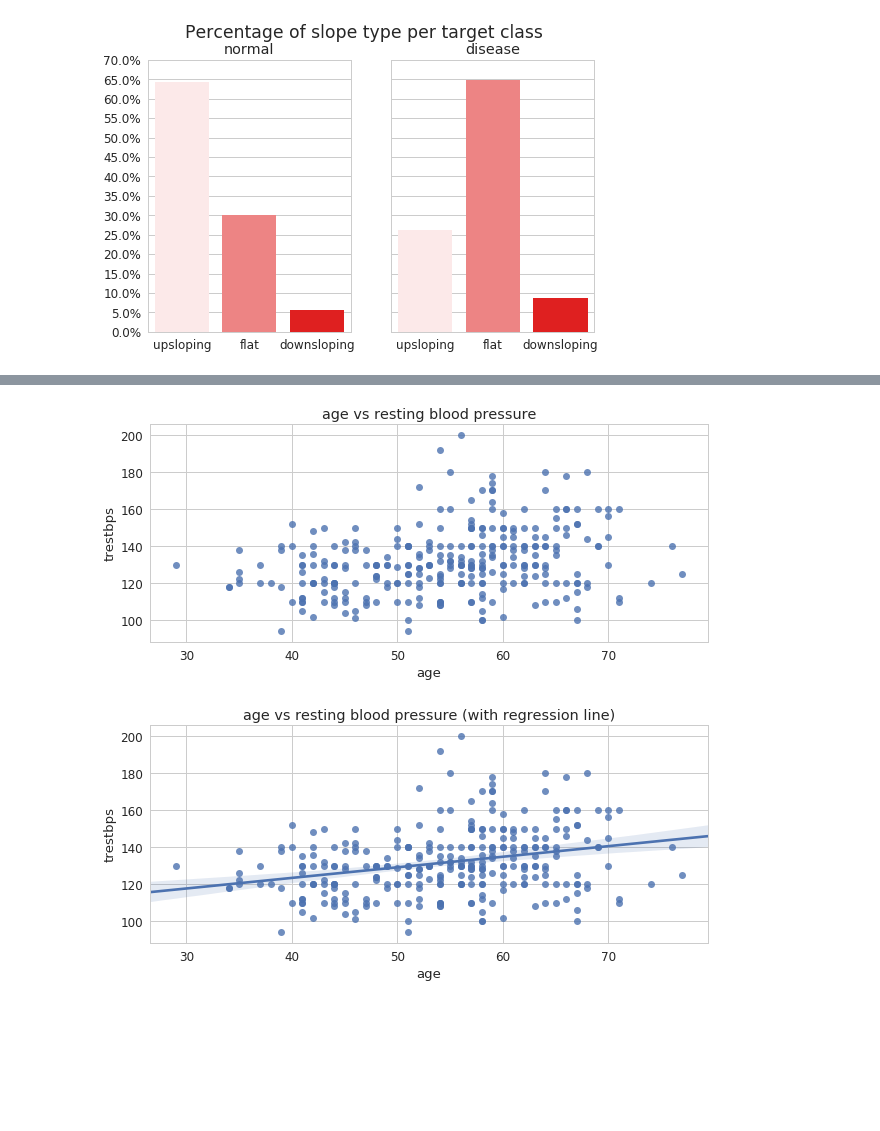
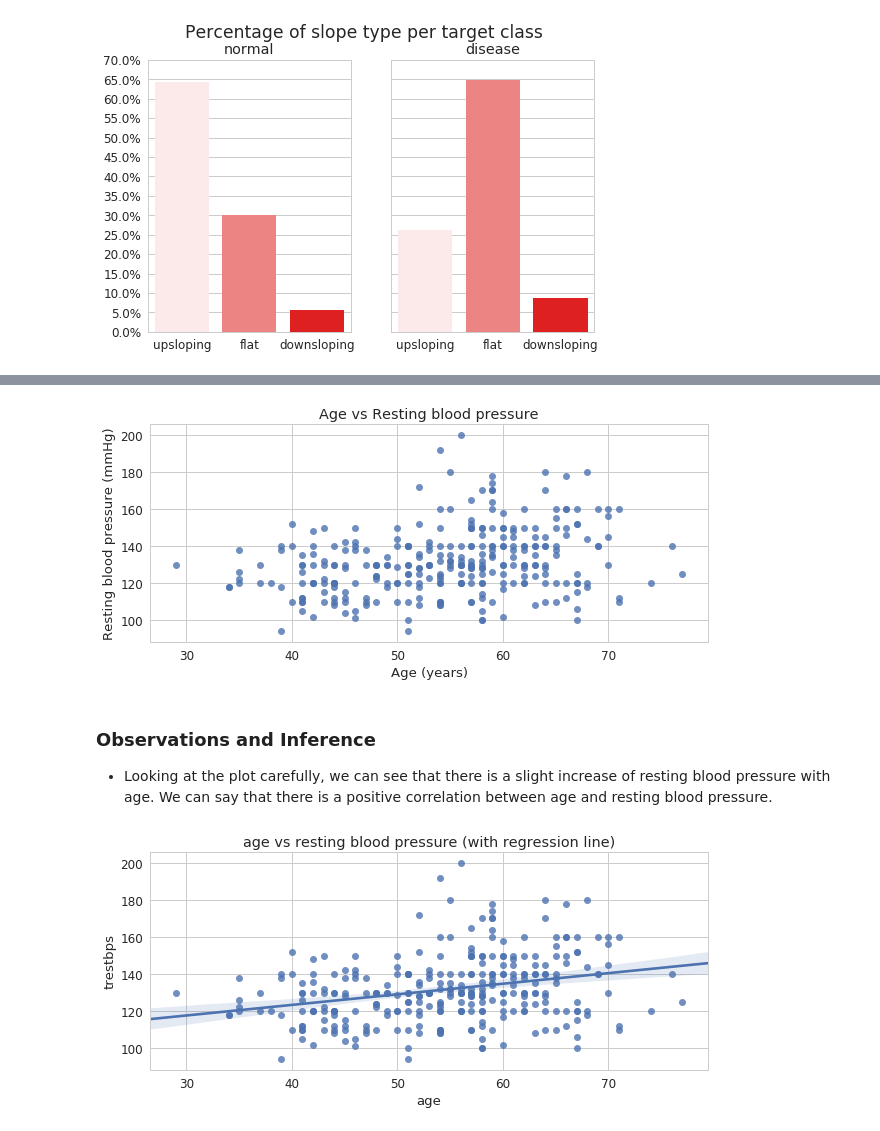
Before and after one commit to Nilabhra/jacobs_da_2017, a Jupyter notebook: assignment_1/assignment1.ipynb, the cells around one changed output, grey strips where cells are left out. Cells and saved outputs as stored; diff of their text form; code cells hidden in the pictures; blank space fills up the shorter version.

```diff
--- a/assignment_1/assignment1.ipynb
+++ b/assignment_1/assignment1.ipynb
@@ -215,13 +229,18 @@ with sns.color_palette(sns.light_palette("red", 3)):
 # %%
 sns.set(font_scale=1.2)
 sns.set_style("whitegrid")
 fig = plt.figure()
 fig.set_size_inches(10, 4)
 f = sns.regplot(x='age', y='trestbps', data=data, fit_reg=False)
-_ = f.set_title('age vs resting blood pressure')
+_ = f.set_title('Age vs Resting blood pressure')
+_ = f.set_xlabel('Age (years)')
+_ = f.set_ylabel('Resting blood pressure (mmHg)')
 _ = fig.add_subplot(f)
 # %% [output]
-[figure, old version]
+[figure, new version]
+# %% [markdown]
+### Observations and Inference
+- Looking at the plot carefully, we can see that there is a slight increase of resting blood pressure with age. We can say that there is a positive correlation between age and resting blood pressure.
 # %%
 fig = plt.figure()
 fig.set_size_inches(10, 4)
```
Also changed, not shown: parts of 19 cells of this notebook.
